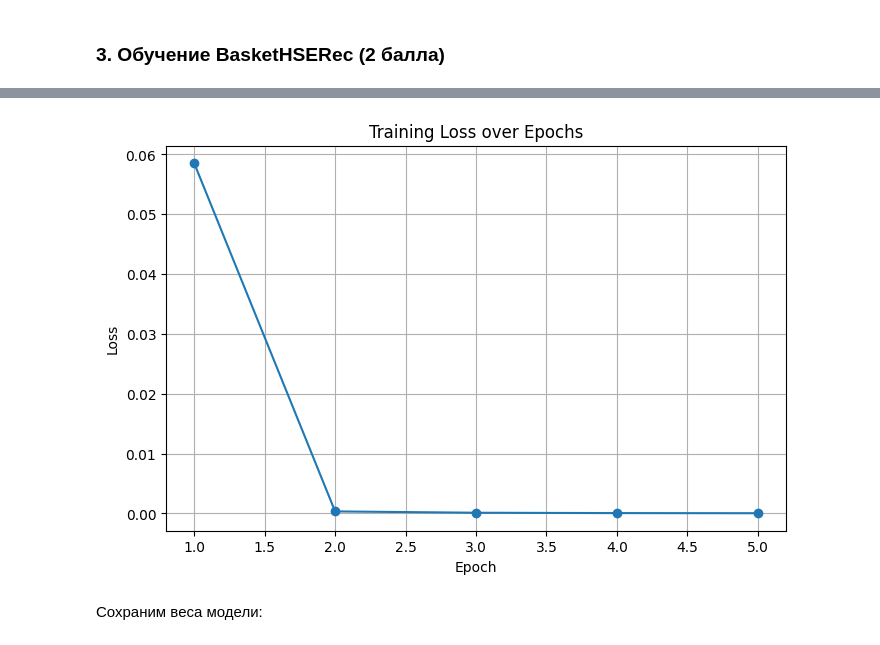
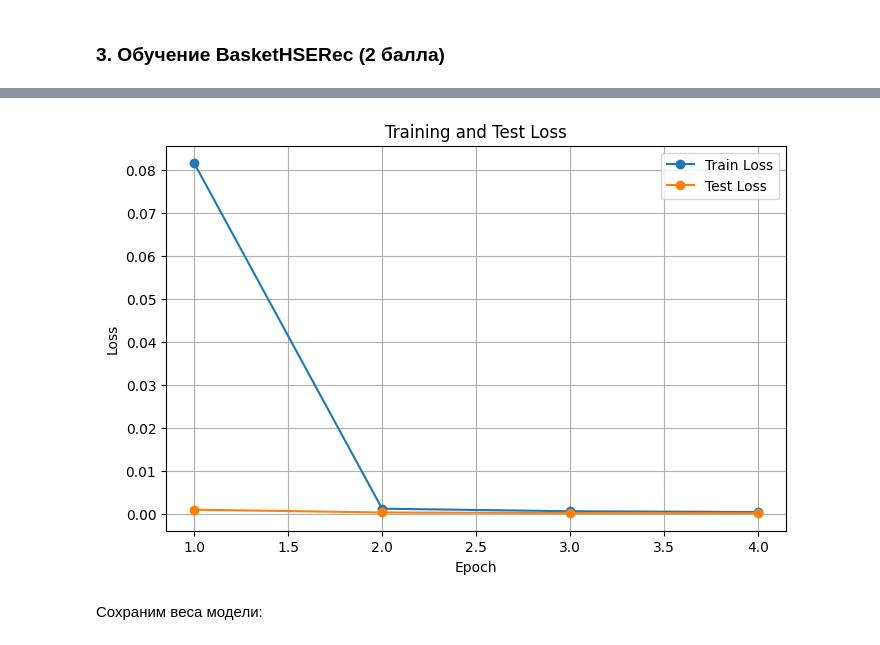
Before and after one commit to PavelMKh/HSE-AI, a Jupyter notebook: RECSYS/HSE_RecSys_HW4_Khomenko.ipynb, the cells around one changed output, grey strips where cells are left out. Saved outputs shown, nothing was run; the diff lists cells and outputs as text; code cells hidden in the pictures.

```diff
--- a/RECSYS/HSE_RecSys_HW4_Khomenko.ipynb
+++ b/RECSYS/HSE_RecSys_HW4_Khomenko.ipynb
@@ -350,7 +352,7 @@ mean_recall_at_k(recs, 3), mean_recall_at_k(recs, 10)
 ### 3. Обучение BasketHSERec (2 балла)
 # %%
 class BasketHSERec(nn.Module):
-    def __init__(self, num_items, embed_dim=64, hidden_dim=128, history_length=10):
+    def __init__(self, num_items, embed_dim=32, hidden_dim=64, history_length=10, dropout_p=0.4):
         super().__init__()
         self.num_items = num_items
         self.embed_dim = embed_dim
@@ -359,7 +361,9 @@ class BasketHSERec(nn.Module):
         self.item_embedding = nn.Embedding(num_items, embed_dim)
 
         self.fc1 = nn.Linear(history_length + embed_dim, hidden_dim)
+        self.dropout1 = nn.Dropout(dropout_p)
         self.fc2 = nn.Linear(hidden_dim, hidden_dim // 2)
+        self.dropout2 = nn.Dropout(dropout_p)
         self.fc_out = nn.Linear(hidden_dim // 2, 1)
 
     def forward(self, history, item_ids):
@@ -371,7 +375,9 @@ class BasketHSERec(nn.Module):
         x = torch.cat([history.float(), item_embeds], dim=-1)
 
         x = F.relu(self.fc1(x))
+        x = self.dropout1(x)
         x = F.relu(self.fc2(x))
+        x = self.dropout2(x)
         logits = self.fc_out(x).squeeze(-1)
 
         probs = torch.sigmoid(logits)
@@ -485,7 +495,7 @@ history_length = 10
 embed_dim = 64
 hidden_dim = 128
 batch_size = 16
-epochs = 5
+epochs = 4
 device = torch.device('cuda' if torch.cuda.is_available() else 'cpu')
 
 
@@ -493,44 +503,63 @@ user_histories = prepare_user_histories_sparse(train_df, history_length, all_ite
 dataset = BasketDataset(user_histories, history_length)
 dataloader = DataLoader(dataset, batch_size=batch_size, shuffle=True)
 
+test_user_histories = prepare_user_histories_sparse(test_df, history_length, all_items)
+test_dataset = BasketDataset(test_user_histories, history_length)
+test_dataloader = DataLoader(test_dataset, batch_size=batch_size, shuffle=False)
+
 model = BasketHSERec(num_items=len(all_items), embed_dim=embed_dim, hidden_dim=hidden_dim, history_length=history_length)
 model.to(device)
 
-optimizer = optim.Adam(model.parameters(), lr=1e-3)
+optimizer = optim.Adam(model.parameters(), lr=1e-3, weight_decay=1e-6)
 
-loss_history = []
+train_loss_history = []
+test_loss_history = []
 
-model.train()
 for epoch in range(epochs):
-    total_loss = 0
-    with tqdm(dataloader, desc=f"Epoch {epoch+1}/{epochs}") as tepoch:
-        for batch in tepoch:
+    model.train()
+    total_train_loss = 0
+    for batch in tqdm(dataloader, desc=f"Epoch {epoch+1}/{epochs} - Train"):
+        history = batch['history'].to(device)
+        item_ids = batch['item_ids'].to(device)
+        target = batch['target'].to(device)
+        mask = create_mask(target).to(device)
+
+        optimizer.zero_grad()
+        preds = model(history, item_ids)
+        loss = basket_loss(preds, target, mask)
+        loss.backward()
+        optimizer.step()
+
+        total_train_loss += loss.item() * history.size(0)
+
+    avg_train_loss = total_train_loss / len(dataset)
+    train_loss_history.append(avg_train_loss)
+
+    model.eval()
+    total_test_loss = 0
+    with torch.no_grad():
+        for batch in tqdm(test_dataloader, desc=f"Epoch {epoch+1}/{epochs} - Test"):
             history = batch['history'].to(device)
             item_ids = batch['item_ids'].to(device)
             target = batch['target'].to(device)
-
             mask = create_mask(target).to(device)
 
-            optimizer.zero_grad()
             preds = model(history, item_ids)
+            loss = basket_loss(preds, target, mask)
+            total_test_loss += loss.item() * history.size(0)
 
-            loss = basket_loss(preds, target, mask)
-            loss.backward()
-            optimizer.step()
+    avg_test_loss = total_test_loss / len(test_dataset)
+    test_loss_history.append(avg_test_loss)
 
-            total_loss += loss.item()
-            avg_loss = total_loss / (tepoch.n + 1)
-            tepoch.set_postfix(loss=avg_loss)
-
-    epoch_loss = total_loss / len(dataloader)
-    loss_history.append(epoch_loss)
-    print(f"Epoch {epoch+1} finished, avg loss: {epoch_loss:.4f}")
+    print(f"Epoch {epoch+1} finished, Train Loss: {avg_train_loss:.4f}, Test Loss: {avg_test_loss:.4f}")
 
 plt.figure(figsize=(8,5))
-plt.plot(range(1, epochs+1), loss_history, marker='o')
-plt.title("Training Loss over Epochs")
+plt.plot(range(1, epochs+1), train_loss_history, marker='o', label='Train Loss')
+plt.plot(range(1, epochs+1), test_loss_history, marker='o', label='Test Loss')
+plt.title("Training and Test Loss")
 plt.xlabel("Epoch")
 plt.ylabel("Loss")
+plt.legend()
 plt.grid(True)
 plt.show()
 # %% [output]
@@ -542,4 +570,4 @@ Epoch 5 finished, avg loss: 0.0000
-[figure, old version]
+[figure, new version]
 # %% [markdown]
 Сохраним веса модели:
 # %%
```
Also changed, not shown: parts of 13 cells of this notebook.
